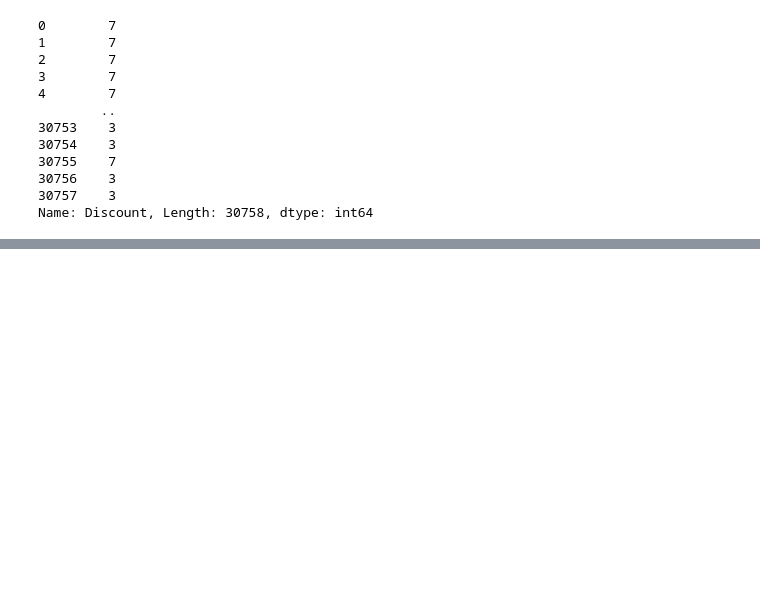
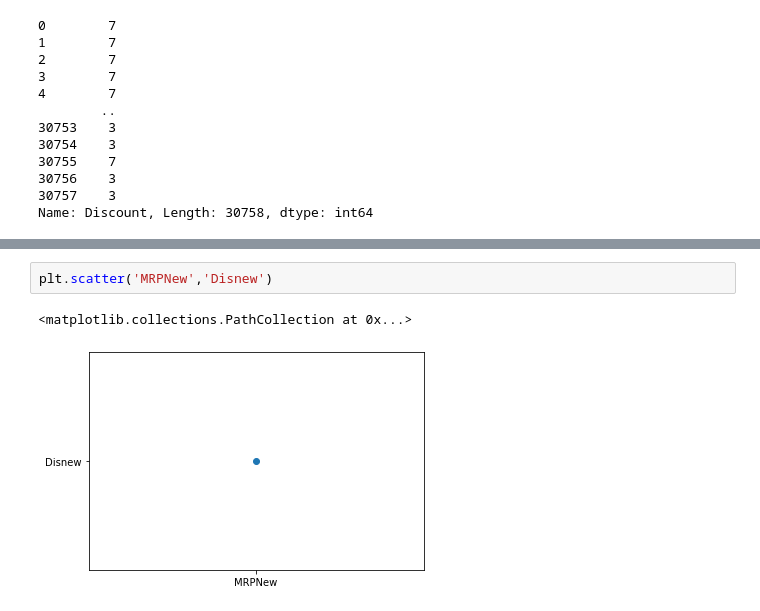
Before and after one commit to Toshashusingh/Datavisualization, a Jupyter notebook: e-commerce-dataset-with-30k-products.ipynb, the cells around one changed output, grey strips where cells are left out. Cells and saved outputs as stored; diff of their text form; blank space fills up the shorter version.

```diff
--- a/e-commerce-dataset-with-30k-products.ipynb
+++ b/e-commerce-dataset-with-30k-products.ipynb
@@ -229,0 +319,5 @@ ValueError: Unable to parse string "Na" at position 22
+# %%
+plt.scatter('MRPNew','Disnew')
+# %% [output]
+<matplotlib.collections.PathCollection at 0x...>
+[figure, added]
```
Also changed, not shown: parts of 12 cells of this notebook.
